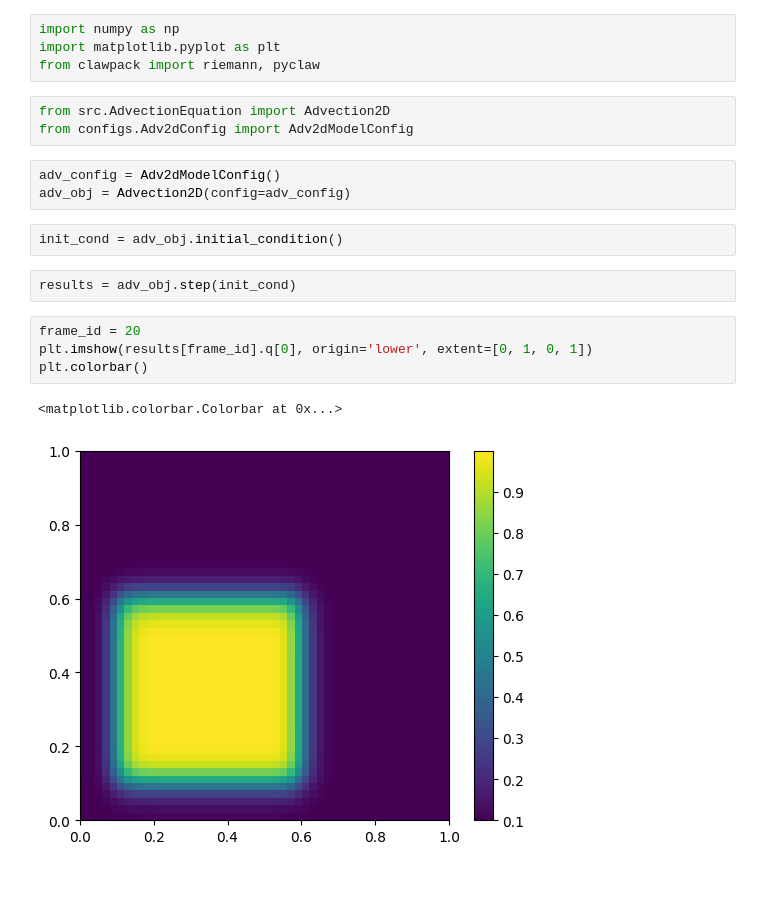
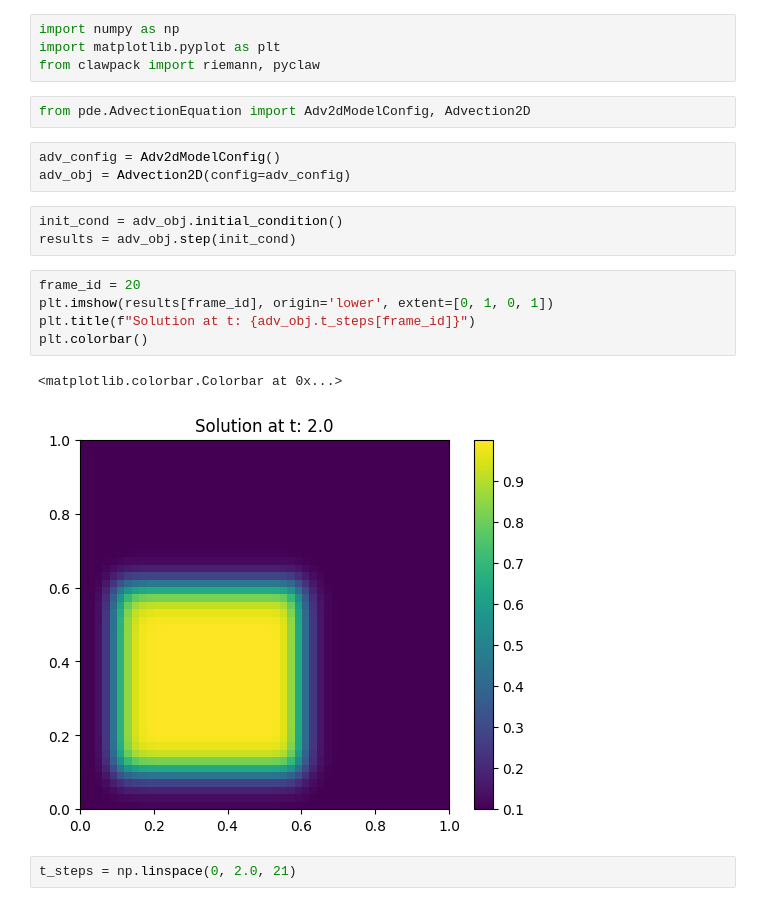
Before and after one commit to apoorv-s/Optimal-Experimental-Design-using-RL, a Jupyter notebook: TestAdv2D.ipynb, the cells around one changed output. Saved outputs shown, nothing was run; the diff lists cells and outputs as text.

Commit message:
ADR Solution and Plots

```diff
--- a/TestAdv2D.ipynb
+++ b/TestAdv2D.ipynb
@@ -9,19 +6,20 @@ import numpy as np
 import matplotlib.pyplot as plt
 from clawpack import riemann, pyclaw
 # %%
-from src.AdvectionEquation import Advection2D
-from configs.Adv2dConfig import Adv2dModelConfig
+from pde.AdvectionEquation import Adv2dModelConfig, Advection2D
 # %%
 adv_config = Adv2dModelConfig()
 adv_obj = Advection2D(config=adv_config)
 # %%
 init_cond = adv_obj.initial_condition()
+results = adv_obj.step(init_cond)
-# %%
-results = adv_obj.step(init_cond)
 # %%
 frame_id = 20
-plt.imshow(results[frame_id].q[0], origin='lower', extent=[0, 1, 0, 1])
+plt.imshow(results[frame_id], origin='lower', extent=[0, 1, 0, 1])
+plt.title(f"Solution at t: {adv_obj.t_steps[frame_id]}")
 plt.colorbar()
 # %% [output]
 <matplotlib.colorbar.Colorbar at 0x...>
-[figure, old version]
+[figure, new version]
+# %%
+t_steps = np.linspace(0, 2.0, 21)
```
Also changed, not shown: parts of 2 cells of this notebook, 6 other files.
